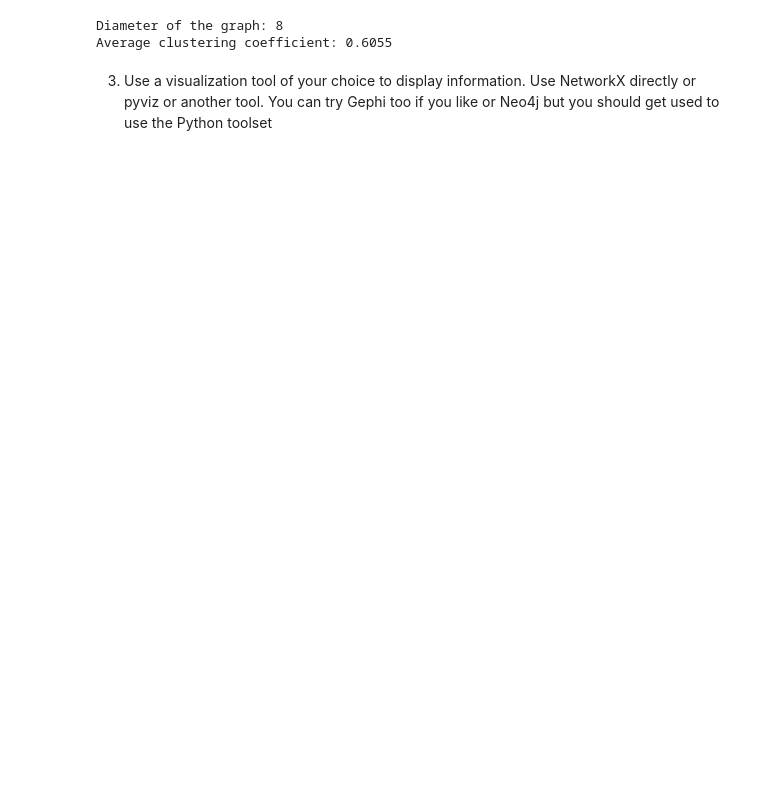
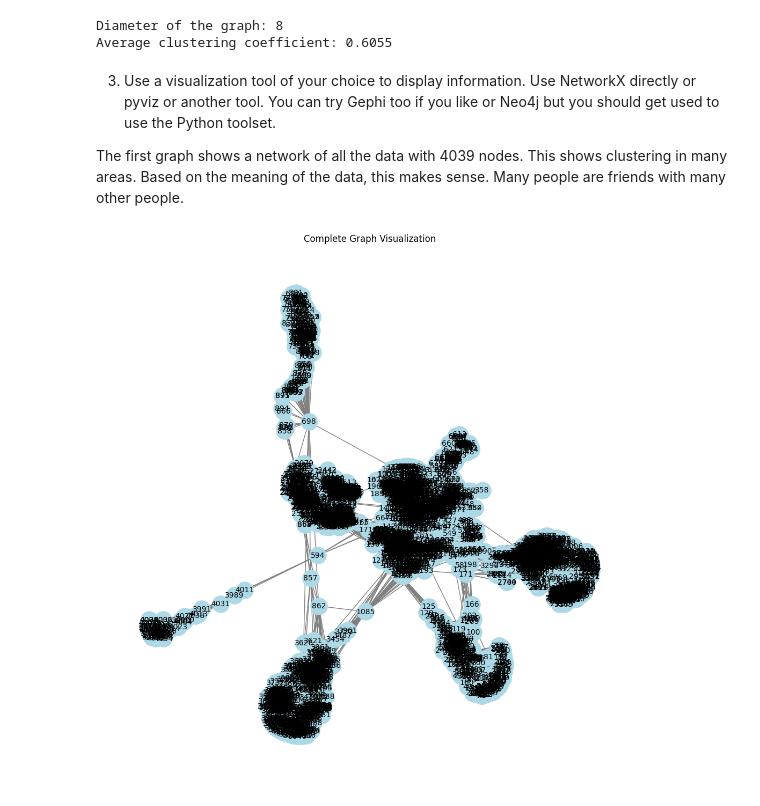
Before and after one commit to hbedros/graph-visualization, a Jupyter notebook: graph-viz.ipynb, the cells around one changed output. Saved outputs shown, nothing was run; the diff lists cells and outputs as text; code cells hidden in the pictures; blank space fills up the shorter version.

```diff
--- a/graph-viz.ipynb
+++ b/graph-viz.ipynb
@@ -42,4 +48,14 @@ print(f"Average clustering coefficient: {avg_clustering_coefficient:.4f}")
 Diameter of the graph: 8
 Average clustering coefficient: 0.6055
 # %% [markdown]
-3. Use a visualization tool of your choice to display information. Use NetworkX directly or pyviz or another tool. You can try Gephi too if you like or Neo4j but you should get used to use the Python toolset
+3. Use a visualization tool of your choice to display information. Use NetworkX directly or pyviz or another tool. You can try Gephi too if you like or Neo4j but you should get used to use the Python toolset.
+
+The first graph shows a network of all the data with 4039 nodes. This shows clustering in many areas. Based on the meaning of the data, this makes sense. Many people are friends with many other people.
+# %%
+# Plotting
+plt.figure(figsize=(10, 10))
+nx.draw(g, with_labels=True, node_size=500, node_color='lightblue', font_size=10, font_color='black', edge_color='gray')
+plt.title('Complete Graph Visualization')
+plt.show()
+# %% [output]
+[figure, added]
```
Also changed, not shown: parts of 7 cells of this notebook.
